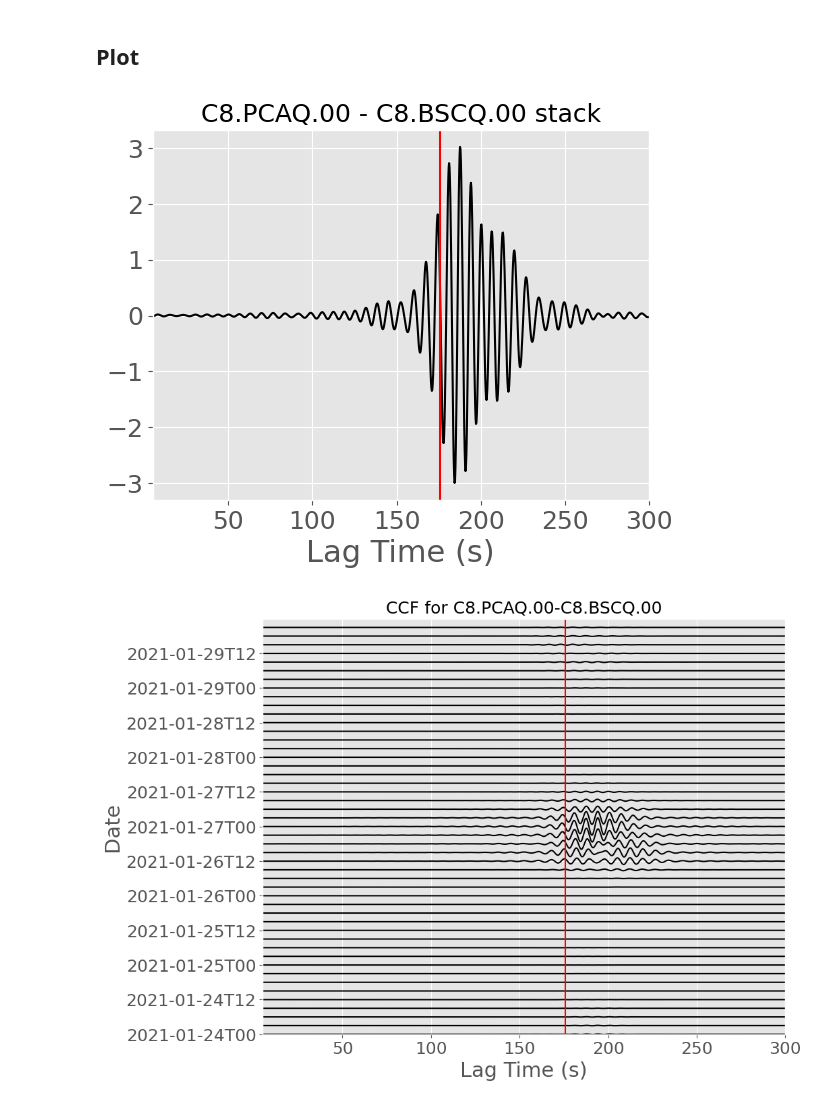
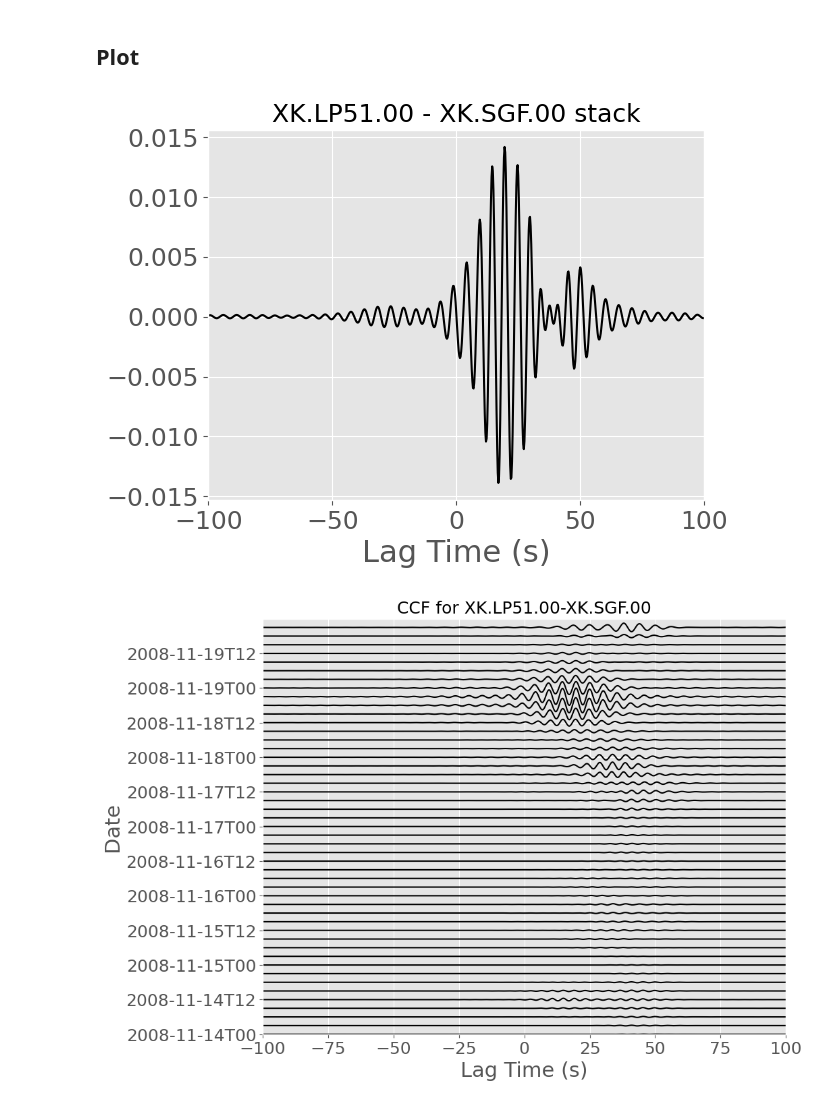
Before and after one commit to lystom/WMSAN, a Jupyter notebook: notebooks/rayleigh_waves/synthetic_CCF.ipynb, the cells around one changed output. Saved outputs shown, nothing was run; the diff lists cells and outputs as text; code cells hidden in the pictures.

```diff
--- a/notebooks/rayleigh_waves/synthetic_CCF.ipynb
+++ b/notebooks/rayleigh_waves/synthetic_CCF.ipynb
@@ -141,17 +135,17 @@ Spectrum archive already exists
 ## Spatial Extent
 # %%
 ## Spatial Exent
-lon_min = -60
-lon_max = 0
-lat_min = 30
-lat_max = 70
+lon_min = -30
+lon_max = 30
+lat_min = 40
+lat_max = 80
 
 extent = [lon_min, lon_max, lat_min, lat_max]
 # %% [markdown]
 ## Station Pairs and Metadata
 # %%
 ## Station Pairs Metadata
-df = pd.read_csv('../../data/stations_pair.txt', sep=',', header=None, index_col=False, names=['idA', 'idB', 'latA', 'latB', 'lonA', 'lonB'], dtype={'idA':str, 'idB':str, 'latA':float, 'latB':float, 'lonA':float, 'lonB':float}, engine='python')
+df = pd.read_csv('../../data/stations_pair2.txt', sep=',', header=None, index_col=False, names=['idA', 'idB', 'latA', 'latB', 'lonA', 'lonB'], dtype={'idA':str, 'idB':str, 'latA':float, 'latB':float, 'lonA':float, 'lonB':float}, engine='python')
 # ## Plot
 fig = plt.figure(figsize=(10,10))
 ax = fig.add_subplot(111, projection=ccrs.Mollweide())
@@ -164,8 +158,8 @@ ax.add_feature(cfeature.STATES)
 ax.add_feature(cfeature.LAND, color='linen', zorder=0)
 ax.add_feature(cfeature.OCEAN, color='lightsteelblue', zorder=0)
 for i in range(len(df)):
-    ax.annotate(df.idA[i], (df.lonA[i]+0.1, df.latA[i]+0.1), transform = ccrs.PlateCarree(), family = 'sans-serif')
-    ax.annotate(df.idB[i], (df.lonB[i]+0.1, df.latB[i]+0.1), transform = ccrs.PlateCarree(), family = 'sans-serif')
+    ax.annotate(df.idA[i], (df.lonA[i]-0.1, df.latA[i]+0.8), transform = ccrs.PlateCarree(), family = 'sans-serif')
+    ax.annotate(df.idB[i], (df.lonB[i]+0.1, df.latB[i]-0.8), transform = ccrs.PlateCarree(), family = 'sans-serif')
     ax.plot((df.lonA[i], df.lonB[i]),(df.latA[i], df.latB[i]), transform = ccrs.PlateCarree(), color='k', alpha=0.5, linewidth=3)
 df.plot.scatter(x='lonA', y='latA', s=30, ax=ax, c='r', transform = ccrs.PlateCarree())
 df.plot.scatter(x='lonB', y='latB', s=30, ax=ax, c='r', transform = ccrs.PlateCarree())
@@ -176,8 +170,8 @@ plt.show()
 ## Dates
 # %%
 ## Dates
-start = datetime(2021, 1, 24, 0, 0, 0)
-end = datetime(2021, 1, 29, 23, 59, 59)
+start = datetime(2008, 11, 14, 0, 0, 0)
+end = datetime(2008, 11, 19, 23, 59, 59)
 
 dates = pd.date_range(start, end, freq='3H')
 
@@ -252,28 +246,29 @@ for i, date_vect in enumerate(dates_vector):
 # %%
 ## Plot stack
 
 plt.figure()
 plt.plot(corr.time, np.mean(corr_3h, axis=0), 'k')
-plt.axvline(x=175.83, color='r')
-plt.xlim(5, 300)
+#plt.axvline(x=175.83, color='r')
+plt.xlim(-100, 100)
 plt.xlabel('Lag Time (s)')
 plt.title('%s - %s stack'%(id_A, id_B))
 plt.show()
 
 ## Plot CCF
-normalize = np.max(abs(corr_3h))
+normalize_corr = np.nanmax(abs(corr_3h))
+dates_corr = dates
 
 fig, ax = plt.subplots(figsize=(10,8))
-im = ax.plot(corr.time, corr_3h.T/normalize + np.arange(len(dates_vector)), 'k') #, extent=[-300, 300, 0, len(dates_vector)], aspect='auto', cmap='RdYlGn')
+im = ax.plot(corr.time, corr_3h.T/normalize_corr + np.arange(len(dates_vector)), 'k') #, extent=[-300, 300, 0, len(dates_vector)], aspect='auto', cmap='RdYlGn')
 ax.set_xlabel('Lag Time (s)')
 ax.set_ylabel('Date')
 ax.set_title('CCF for %s-%s'%(id_A, id_B))
-ax.set_xlim(5, 300)
+ax.set_xlim(-100, 100)
 ax.set_ylim(0, len(dates_vector))
 ax.set_yticks(np.arange(len(dates_vector))[::4])
 ax.set_yticklabels(dates[::4].strftime('%Y-%m-%dT%H'))
-plt.axvline(x=175.83, color='r')
+#plt.axvline(x=175.83, color='r')
 plt.show()
 # %% [output]
-[figure, old version]
+[figure, new version]
-[figure, old version]
+[figure, new version]
```
Also changed, not shown: parts of 3 cells of this notebook, 2 other files.
